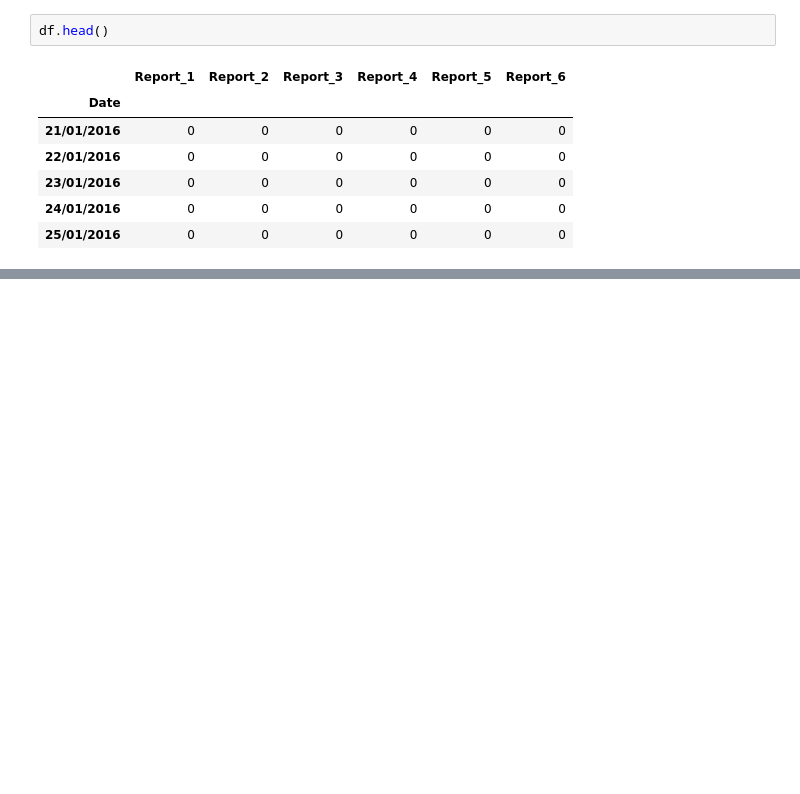
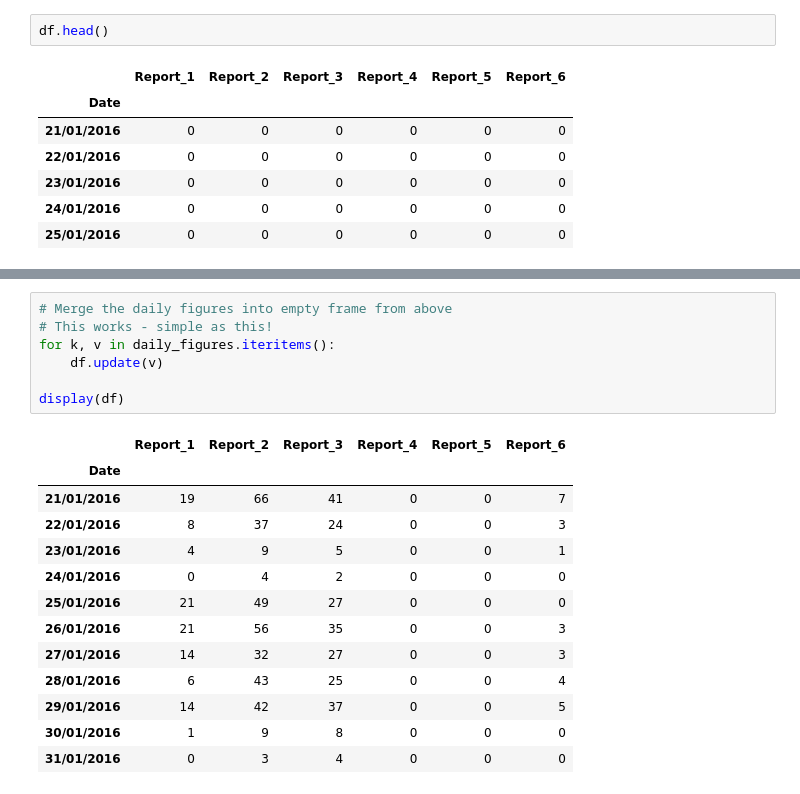
Before and after one commit to alanmaydwell/jupyter_scribblings, a Jupyter notebook: EricFrequency/EricReportUsage.ipynb, the cells around one changed output, grey strips where cells are left out. Cells and saved outputs as stored; diff of their text form; blank space fills up the shorter version.

```diff
--- a/EricFrequency/EricReportUsage.ipynb
+++ b/EricFrequency/EricReportUsage.ipynb
@@ -149,0 +137,21 @@ for k, v in daily_figures.iteritems():
+# %%
+# Merge the daily figures into empty frame from above
+# This works - simple as this!
+for k, v in daily_figures.iteritems():
+    df.update(v)
+
+display(df)
+# %% [output]
+|  | Report_1 | Report_2 | Report_3 | Report_4 | Report_5 | Report_6 |
+| Date |  |  |  |  |  |  |
+| 21/01/2016 | 19 | 66 | 41 | 0 | 0 | 7 |
+| 22/01/2016 | 8 | 37 | 24 | 0 | 0 | 3 |
+| 23/01/2016 | 4 | 9 | 5 | 0 | 0 | 1 |
+| 24/01/2016 | 0 | 4 | 2 | 0 | 0 | 0 |
+| 25/01/2016 | 21 | 49 | 27 | 0 | 0 | 0 |
+| 26/01/2016 | 21 | 56 | 35 | 0 | 0 | 3 |
+| 27/01/2016 | 14 | 32 | 27 | 0 | 0 | 3 |
+| 28/01/2016 | 6 | 43 | 25 | 0 | 0 | 4 |
+| 29/01/2016 | 14 | 42 | 37 | 0 | 0 | 5 |
+| 30/01/2016 | 1 | 9 | 8 | 0 | 0 | 0 |
+| 31/01/2016 | 0 | 3 | 4 | 0 | 0 | 0 |
```
Also changed, not shown: parts of 11 cells of this notebook.
